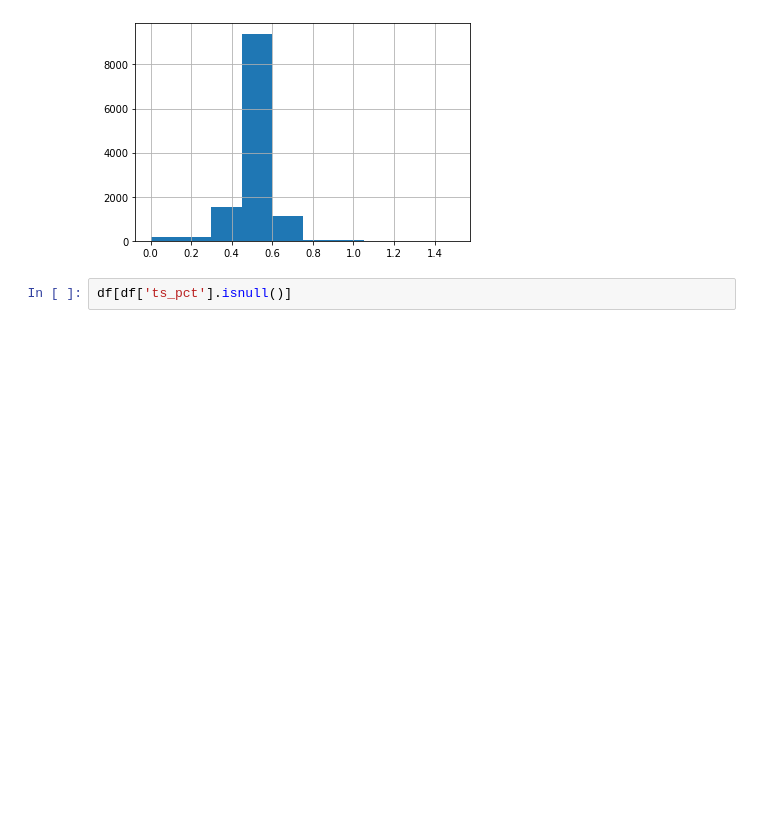
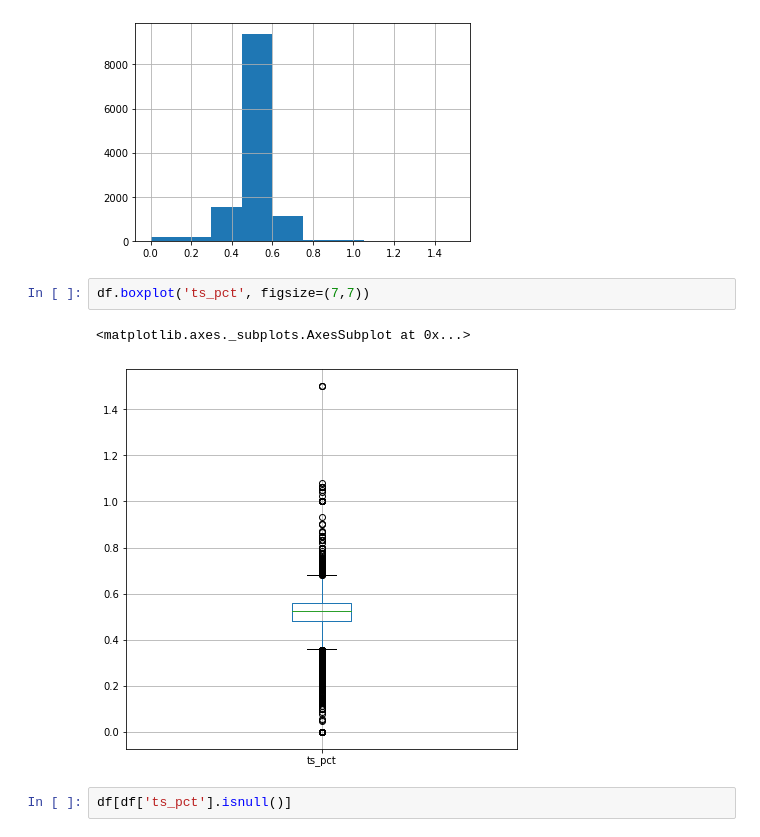
Before and after one commit to tta13/NBA-data-analysis, a Jupyter notebook: code.ipynb, the cells around one changed output. Drawn from its saved outputs; the diff is of its cells as text; blank space fills up the shorter version.

```diff
--- a/code.ipynb
+++ b/code.ipynb
@@ -918,6 +918,11 @@ df['ts_pct'].hist()
 # %% [output]
 <matplotlib.axes._subplots.AxesSubplot at 0x...>
 [figure]
+# %%
+df.boxplot('ts_pct', figsize=(7,7))
+# %% [output]
+<matplotlib.axes._subplots.AxesSubplot at 0x...>
+[figure, added]
 # %%
 df[df['ts_pct'].isnull()]
 # %% [output]
```
Also changed, not shown: parts of 6 cells of this notebook.
